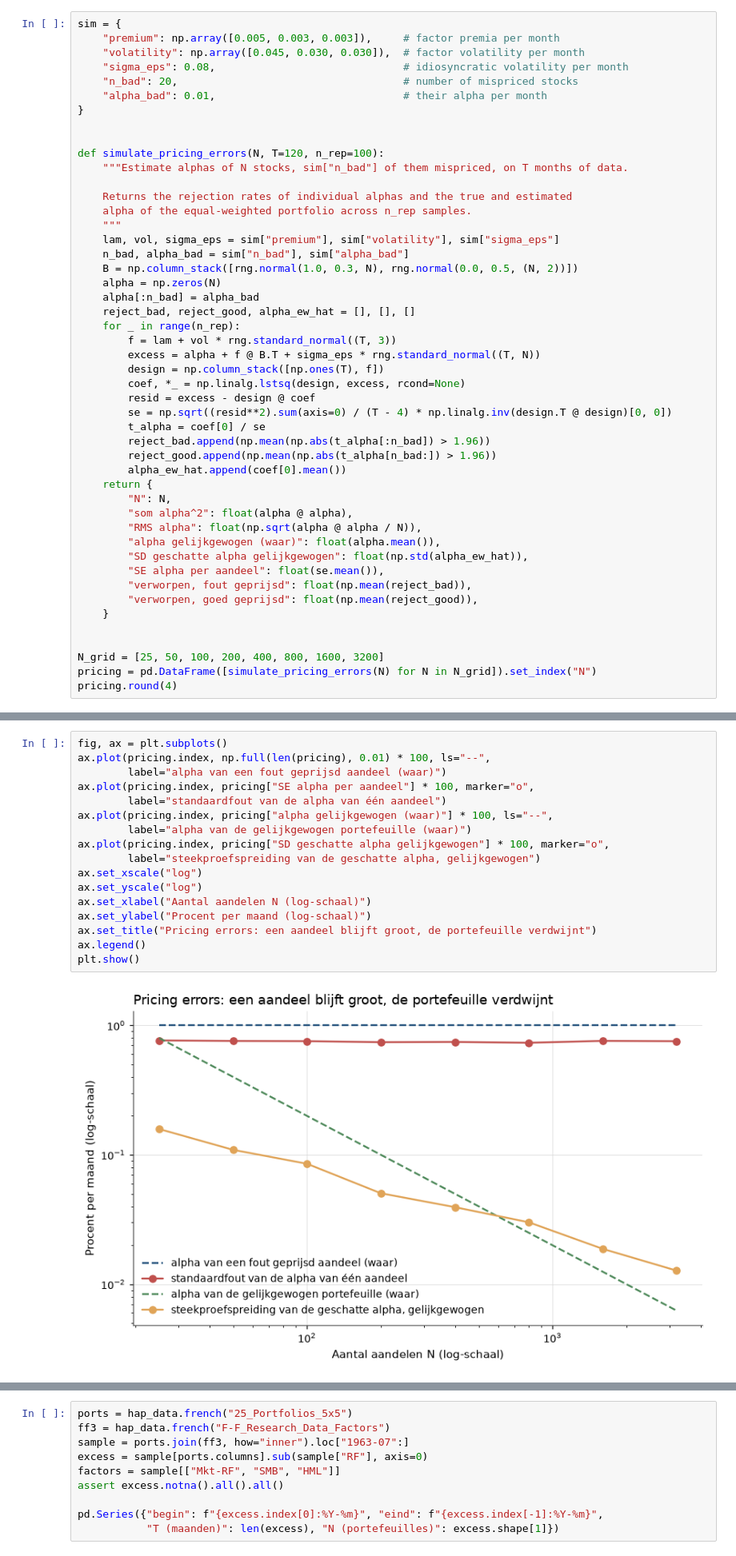
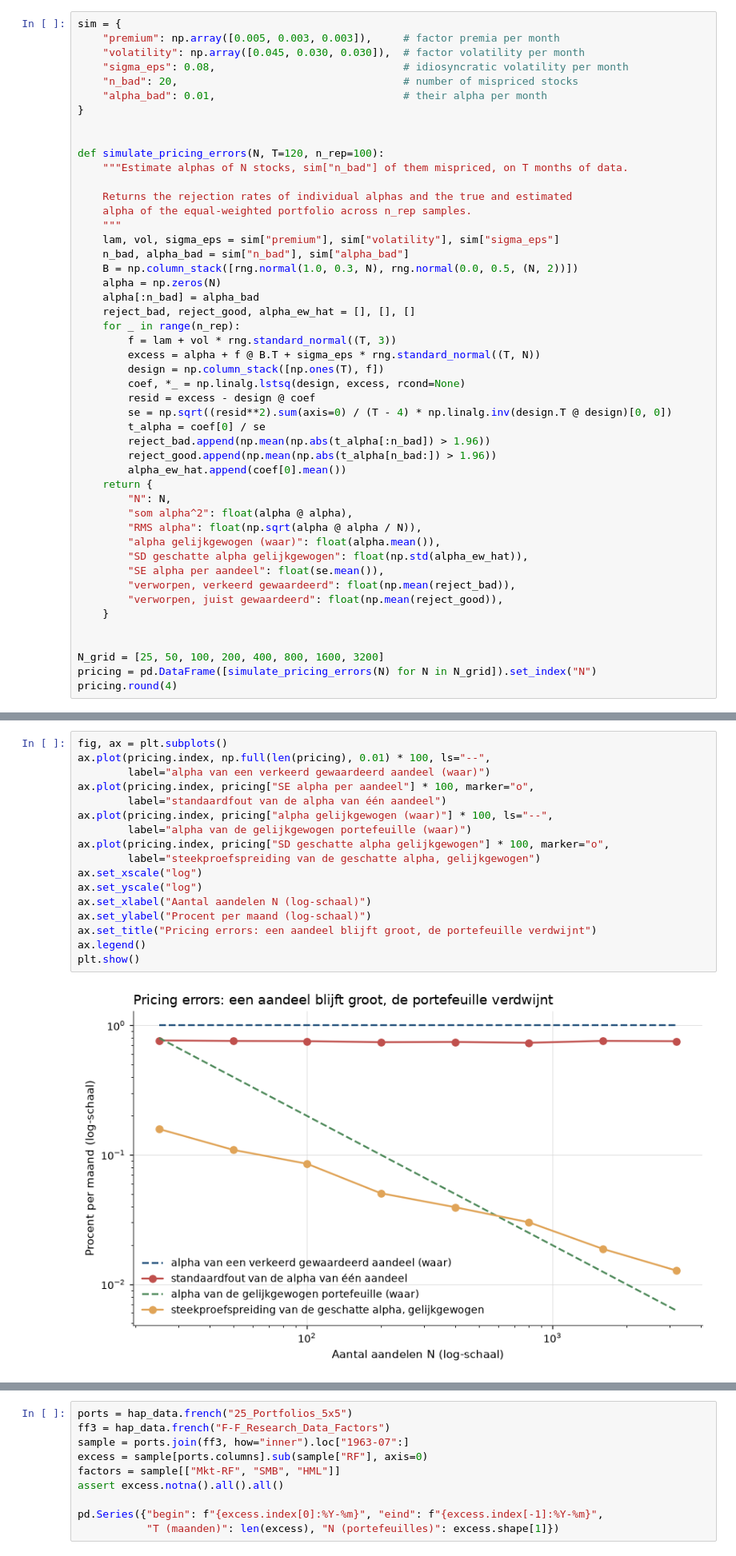
Before and after one commit to MaartenN14/history-asset-pricing, a Jupyter notebook: lectures/03_11_apt_no_arbitrage.ipynb, the cells around one changed output, grey strips where cells are left out. Shown at 80% size. Saved outputs shown, nothing was run; the diff lists cells and outputs as text.

```diff
--- a/lectures/03_11_apt_no_arbitrage.ipynb
+++ b/lectures/03_11_apt_no_arbitrage.ipynb
@@ -718,8 +718,8 @@ def simulate_pricing_errors(N, T=120, n_rep=100):
         "alpha gelijkgewogen (waar)": float(alpha.mean()),
         "SD geschatte alpha gelijkgewogen": float(np.std(alpha_ew_hat)),
         "SE alpha per aandeel": float(se.mean()),
-        "verworpen, fout geprijsd": float(np.mean(reject_bad)),
-        "verworpen, goed geprijsd": float(np.mean(reject_good)),
+        "verworpen, verkeerd gewaardeerd": float(np.mean(reject_bad)),
+        "verworpen, juist gewaardeerd": float(np.mean(reject_good)),
     }
 
 
@@ -745,22 +748,22 @@ de bovenste twee lijnen, die vlak blijven, en de onderste twee, die dalen.
 # %%
 fig, ax = plt.subplots()
 ax.plot(pricing.index, np.full(len(pricing), 0.01) * 100, ls="--",
-        label="alpha van een fout geprijsd aandeel (waar)")
+        label="alpha van een verkeerd gewaardeerd aandeel (waar)")
 ax.plot(pricing.index, pricing["SE alpha per aandeel"] * 100, marker="o",
         label="standaardfout van de alpha van één aandeel")
 ax.plot(pricing.index, pricing["alpha gelijkgewogen (waar)"] * 100, ls="--",
         label="alpha van de gelijkgewogen portefeuille (waar)")
 ax.plot(pricing.index, pricing["SD geschatte alpha gelijkgewogen"] * 100, marker="o",
         label="steekproefspreiding van de geschatte alpha, gelijkgewogen")
 ax.set_xscale("log")
 ax.set_yscale("log")
 ax.set_xlabel("Aantal aandelen N (log-schaal)")
 ax.set_ylabel("Procent per maand (log-schaal)")
 ax.set_title("Pricing errors: een aandeel blijft groot, de portefeuille verdwijnt")
 ax.legend()
 plt.show()
 # %% [output]
-[figure, old version]
+[figure, new version]
 # %% [markdown]
 :::{figure} #cel-apt-no-arbitrage-pricing
 :label: fig-apt-no-arbitrage-pricing
```
Also changed, not shown: parts of 19 cells of this notebook, 4 other files.
